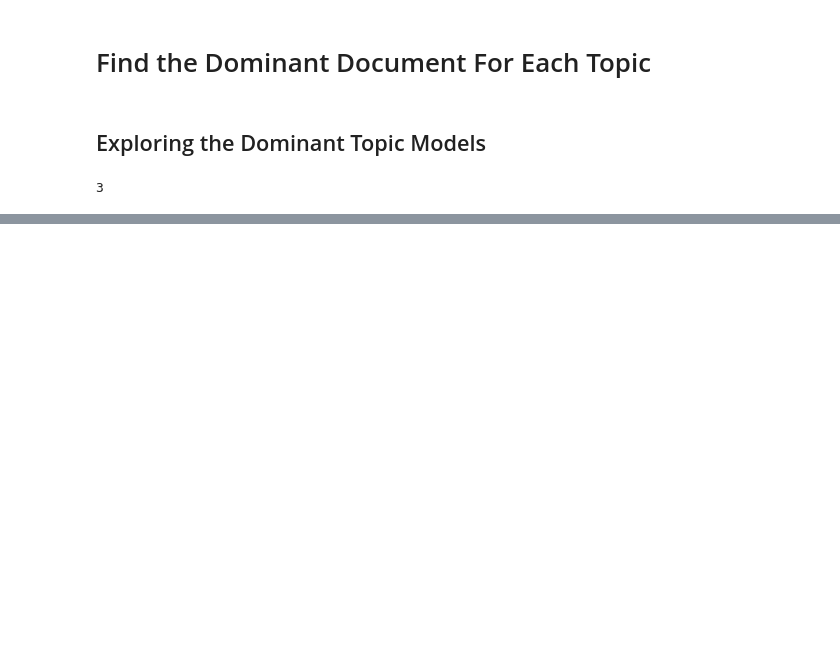
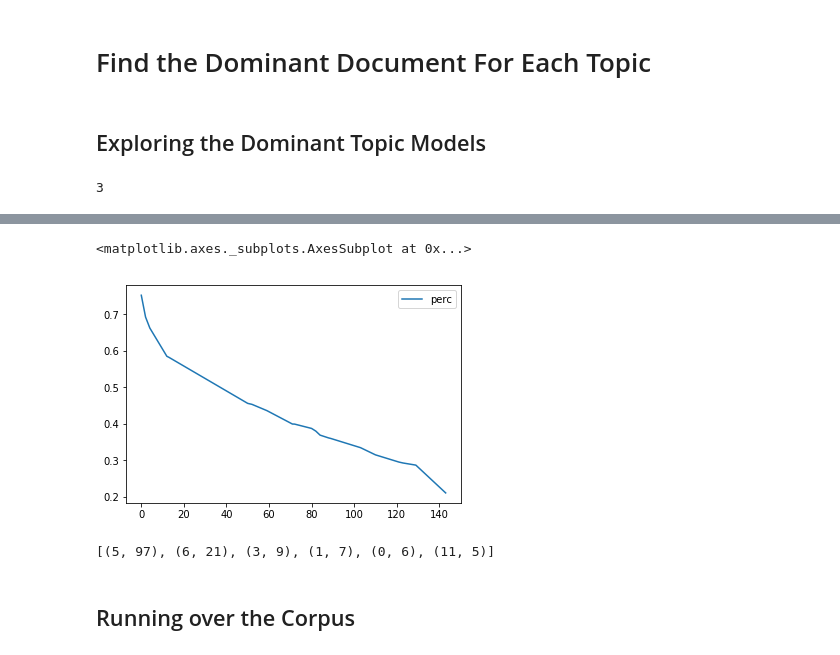
Before and after one commit to efkuehn/topicmodeldiscovery, a Jupyter notebook: notebooks/pdfparser.ipynb, the cells around one changed output, grey strips where cells are left out. Drawn from its saved outputs; the diff is of its cells as text; code cells hidden in the pictures; blank space fills up the shorter version.

```diff
--- a/notebooks/pdfparser.ipynb
+++ b/notebooks/pdfparser.ipynb
@@ -252,0 +523,4 @@ lda_model.show_topic(0)
+# %%
+# creates a list of tuples: page, topic_num, percentage
+sorted_list = sorted(pot_match, key=lambda x: x[-1], reverse=True)
+sorted_list[-10:]
@@ -252,0 +538,3 @@ lda_model.show_topic(0)
+# %%
+short_sort = [x for x in sorted_list if x[-1] > .04]
+short_sort[-10:]
@@ -252,0 +566,5 @@ lda_model.show_topic(0)
+# %%
+short_sorted_df = pd.DataFrame(short_sort, columns=['page', 'topic_num', 'perc'])
+short_sorted_df['mean'] = short_sorted_df.groupby('topic_num')['perc'].transform('mean')
+# %%
+short_sorted_df['count'] = short_sorted_df.groupby(['topic_num'])['topic_num'].transform('count')
@@ -252,0 +582,5 @@ lda_model.show_topic(0)
+# %%
+short_sorted_df[short_sorted_df['topic_num'] == 6].plot(y='perc')
+# %% [output]
+<matplotlib.axes._subplots.AxesSubplot at 0x...>
+[figure, added]
@@ -252,0 +589,6 @@ lda_model.show_topic(0)
+# %%
+Counter(short_sorted_df['topic_num']).most_common()
+# %% [output]
+[(5, 97), (6, 21), (3, 9), (1, 7), (0, 6), (11, 5)]
+# %% [markdown]
+## Running over the Corpus
```
Also changed, not shown: parts of 67 cells of this notebook, 13 other files.
